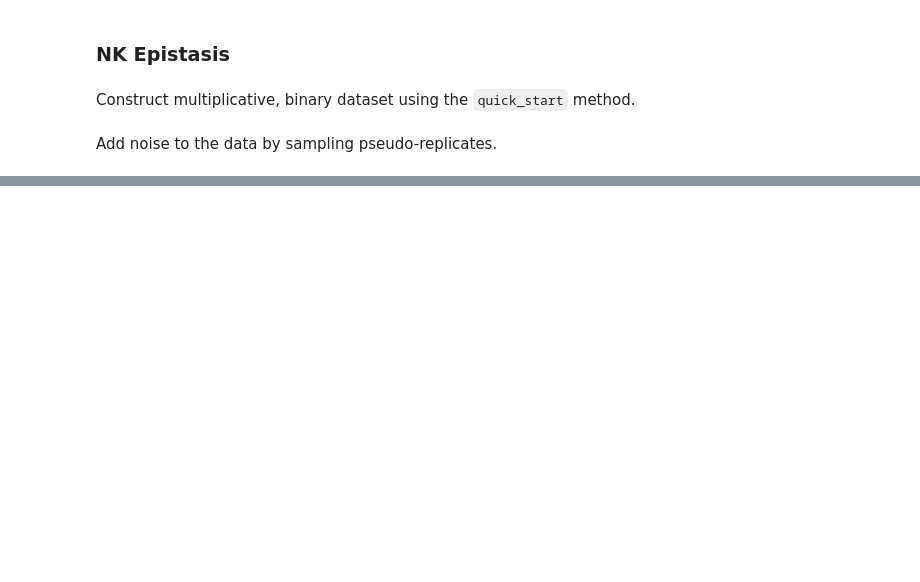
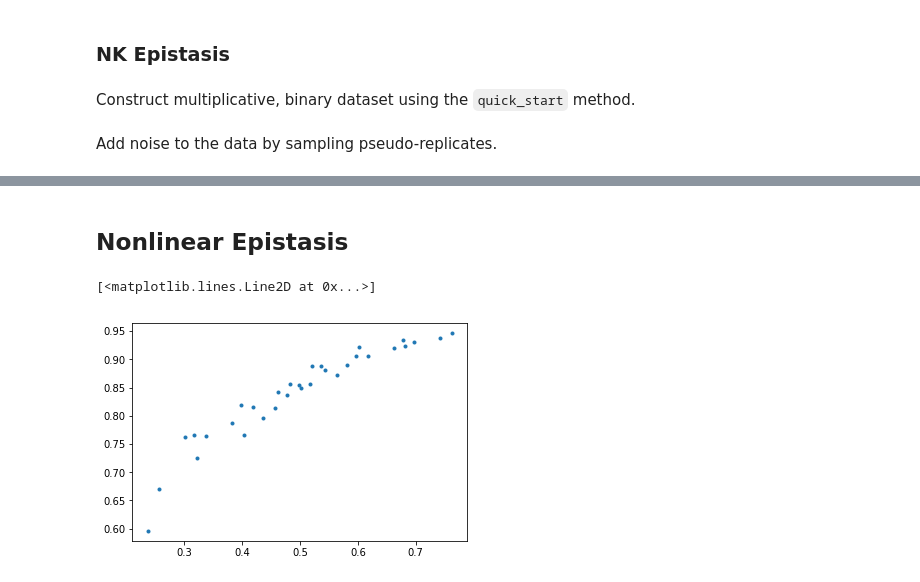
Before and after one commit to harmslab/epistasis, a Jupyter notebook: examples/simulating genotype-phenotype maps with high order epistasis.ipynb, the cells around one changed output, grey strips where cells are left out. Cells and saved outputs as stored; diff of their text form; code cells hidden in the pictures; blank space fills up the shorter version.

Commit message:
simulate nonlinear spaces with holes

```diff
--- a/examples/simulating genotype-phenotype maps with high order epistasis.ipynb
+++ b/examples/simulating genotype-phenotype maps with high order epistasis.ipynb
@@ -69,0 +70,2 @@ plt.plot(space.phenotypes, samplegpm.phenotypes, '.')
+# %% [markdown]
+## Nonlinear Epistasis
@@ -69,0 +74,26 @@ plt.plot(space.phenotypes, samplegpm.phenotypes, '.')
+# %%
+def saturation(x, K):
+    return ((K+1)*x)/(K*x + 1)
+# %%
+wildtype = "00000"
+mutations = dict([(i, ["0","1"]) for i in range(5)])
+order = 5
+
+betas = -2 * np.random.random(size=32) + 1
+betas[0] = .5
+betas[1:6] = betas[1:6] * .1
+betas[6:] = betas[6:] * .01
+
+linear = AdditiveSimulation.from_epistasis(wildtype,
+    mutations,
+    order,
+    betas,
+    model_type="global"
+)
+# %%
+space = NonlinearSimulation.from_linear(linear, function=saturation, p0=[5])
+# %%
+plt.plot(space.linear.p_additive, space.phenotypes, '.')
+# %% [output]
+[<matplotlib.lines.Line2D at 0x...>]
+[figure, added]
```
Also changed, not shown: parts of 11 cells of this notebook, 5 other files.
